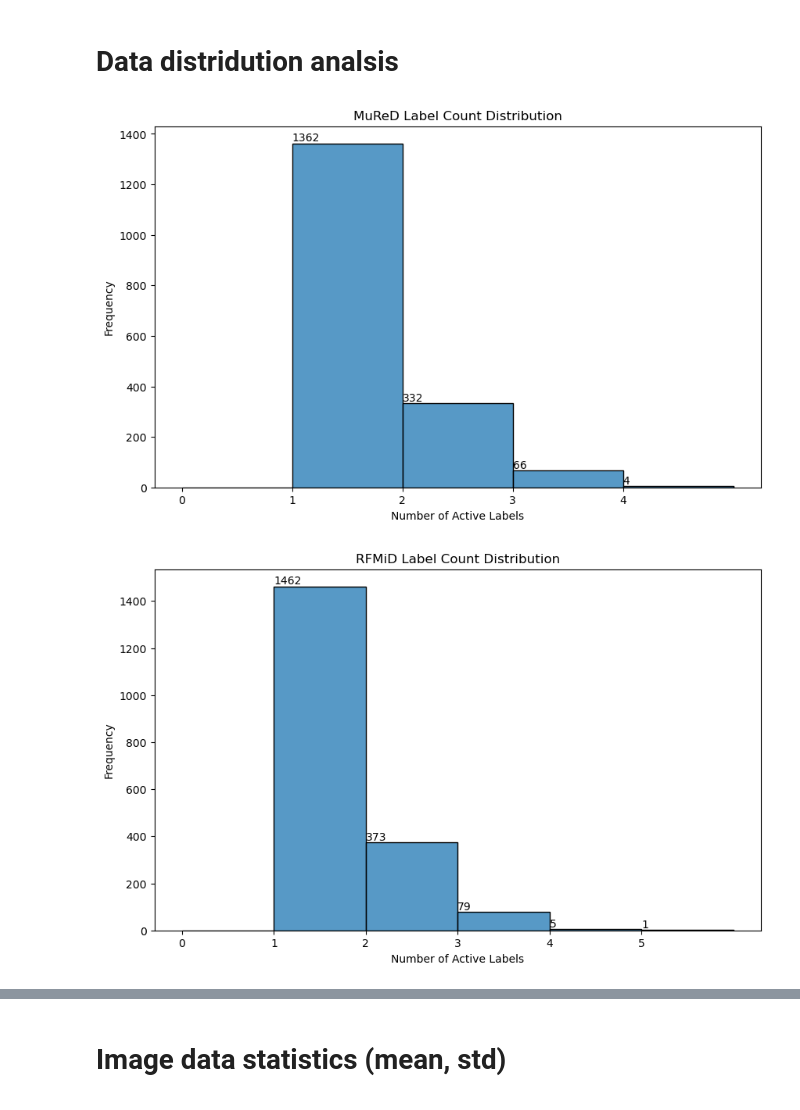
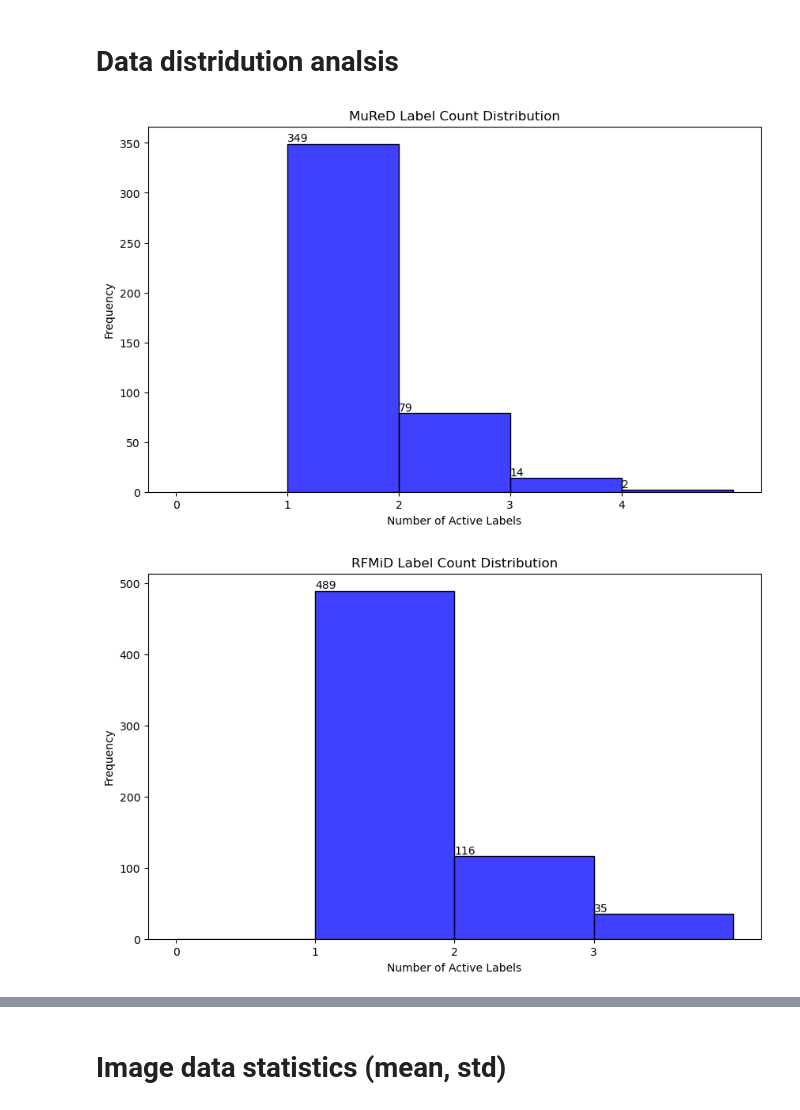
Before and after one commit to stevenlinlinlin/Multilabel-Fundus-Image-Classificaiton, a Jupyter notebook: data_analysis.ipynb, the cells around one changed output, grey strips where cells are left out. Cells and saved outputs as stored; diff of their text form; code cells hidden in the pictures.

Commit message:
data distrubution

```diff
--- a/data_analysis.ipynb
+++ b/data_analysis.ipynb
@@ -98,13 +98,14 @@ import pandas as pd
 import matplotlib.pyplot as plt
 import seaborn as sns
 
-df = pd.read_csv('./data/fundus/MuReD/train_data.csv')
+# df = pd.read_csv('./data/fundus/MuReD/train_data.csv')
+df = pd.read_csv('./data/fundus/MuReD/test_data.csv')
 
 label_counts = df.drop('ID', axis=1).sum(axis=1)
 count_frequencies = label_counts.value_counts().sort_index()
 
 plt.figure(figsize=(10, 6))
-sns.histplot(label_counts, bins=range(int(label_counts.max())+2), kde=False)
+sns.histplot(label_counts, bins=range(int(label_counts.max())+2), kde=False, color='blue')
 plt.title('MuReD Label Count Distribution')
 plt.xlabel('Number of Active Labels')
 plt.ylabel('Frequency')
@@ -116,24 +117,25 @@ for index, value in count_frequencies.items():
 
 plt.show()
 # %% [output]
-[figure, old version]
+[figure, new version]
 # %%
-df = pd.read_csv('./data/fundus/RFMiD/Training_Set/new_RFMiD_Training_Labels.csv')
+# df = pd.read_csv('./data/fundus/RFMiD/Training_Set/new_RFMiD_Training_Labels.csv')
+df = pd.read_csv('./data/fundus/RFMiD/Evaluation_Set/new_RFMiD_Validation_Labels.csv')
 
 label_counts = df.drop('ID', axis=1).sum(axis=1)
 count_frequencies = label_counts.value_counts().sort_index()
 
 plt.figure(figsize=(10, 6))
-sns.histplot(label_counts, bins=range(int(label_counts.max())+2), kde=False)
+sns.histplot(label_counts, bins=range(int(label_counts.max())+2), kde=False, color='blue')
 plt.title('RFMiD Label Count Distribution')
 plt.xlabel('Number of Active Labels')
 plt.ylabel('Frequency')
 plt.xticks(range(int(label_counts.max())+1))
 # plt.grid(True)
 
 for index, value in count_frequencies.items():
     plt.text(index, value, str(value), ha='left', va='bottom')
 
 plt.show()
 # %% [output]
-[figure, old version]
+[figure, new version]
```
Also changed, not shown: parts of 1 cell of this notebook.
